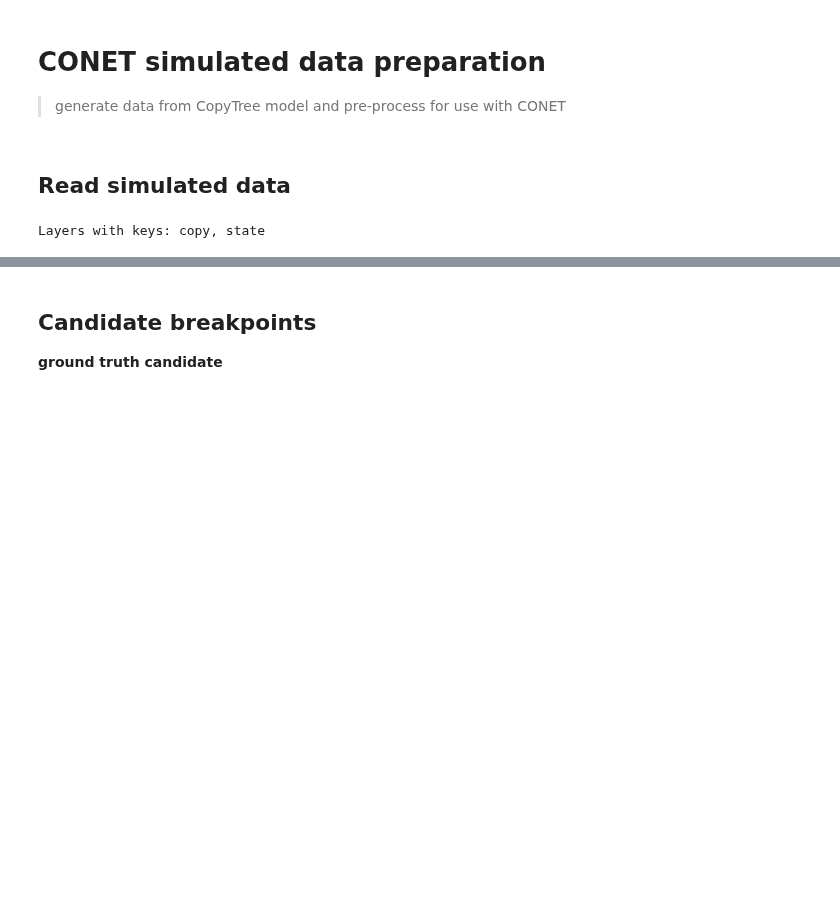
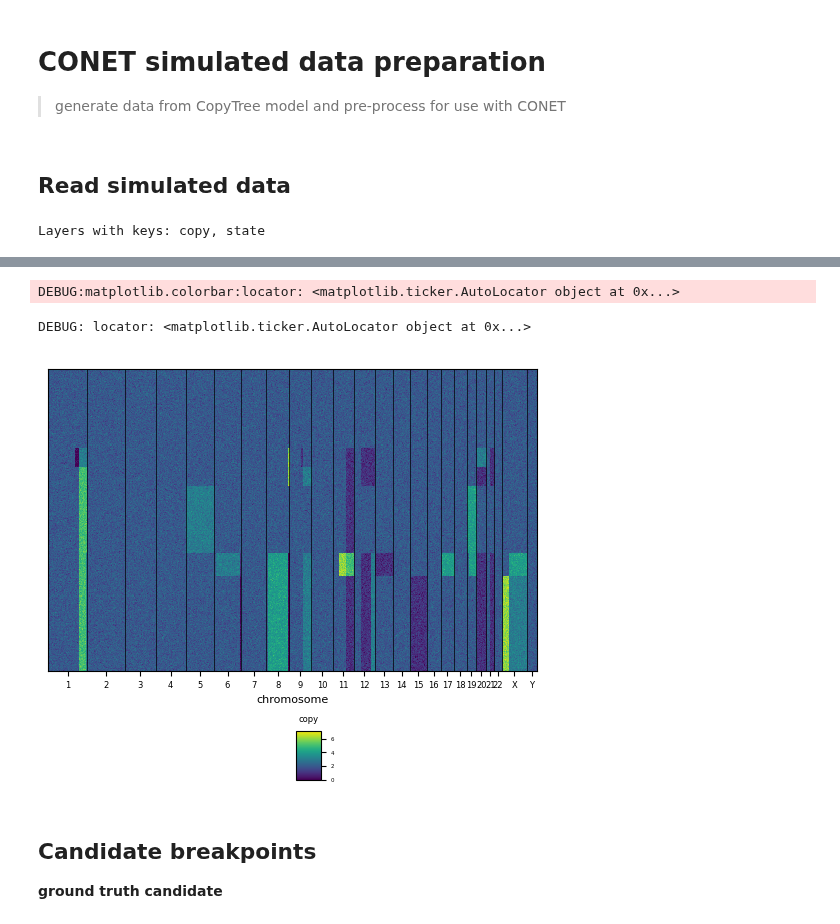
Before and after one commit to Lagergren-Lab/victree, a Jupyter notebook: src/experiments/conet_data_prep.ipynb, the cells around one changed output, grey strips where cells are left out. Cells and saved outputs as stored; diff of their text form; code cells hidden in the pictures; blank space fills up the shorter version.

```diff
--- a/src/experiments/conet_data_prep.ipynb
+++ b/src/experiments/conet_data_prep.ipynb
@@ -20,3 +25,9 @@ pl.plot_cell_cn_matrix_fig(adata, 'state', cell_order_fields=['clone'], max_cn=7
+# %%
+pl.plot_cell_cn_matrix_fig(adata, 'copy', cell_order_fields=['clone'], max_cn=7, raw=True);
+# %% [output]
+DEBUG:matplotlib.colorbar:locator: <matplotlib.ticker.AutoLocator object at 0x...>
+DEBUG: locator: <matplotlib.ticker.AutoLocator object at 0x...>
+[figure, added]
 # %% [markdown]
 ## Candidate breakpoints
 
```
Also changed, not shown: parts of 7 cells of this notebook.
